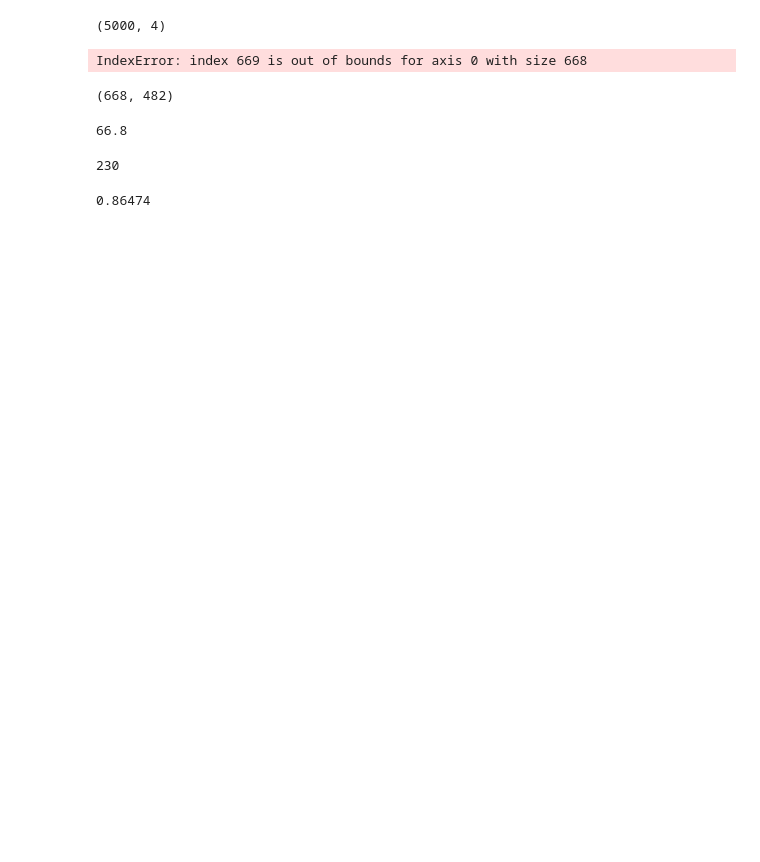
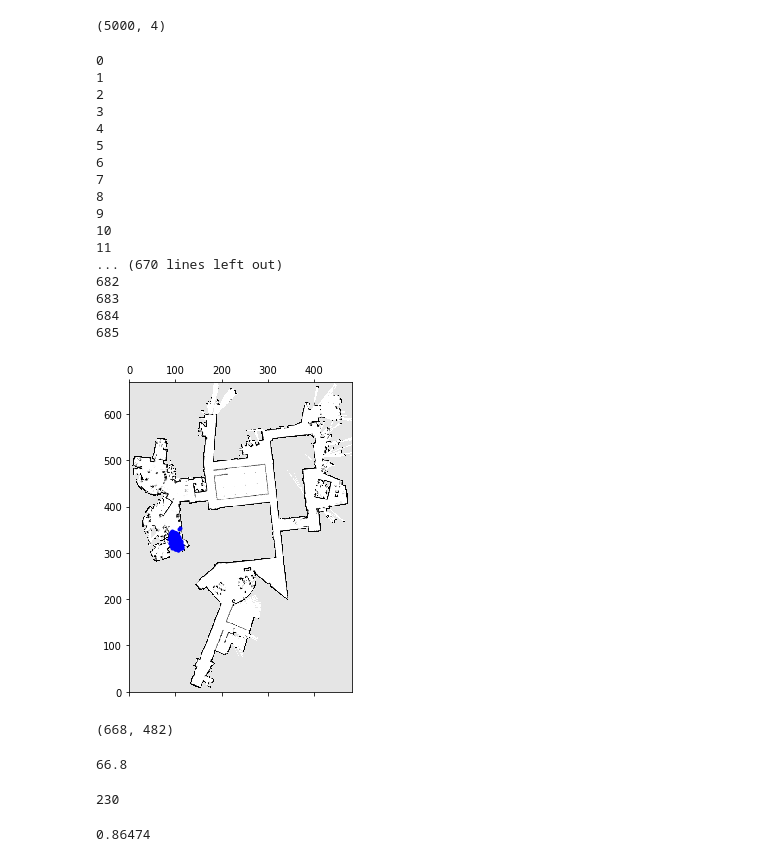
Before and after one commit to Dhagash4/MSR-01-Stachniss, a Jupyter notebook: ex7-monte-carlo-localization/ex7.ipynb, the cells around one changed output. Saved outputs shown, nothing was run; the diff lists cells and outputs as text; code cells hidden in the pictures; blank space fills up the shorter version.

```diff
--- a/ex7-monte-carlo-localization/ex7.ipynb
+++ b/ex7-monte-carlo-localization/ex7.ipynb
@@ -136,17 +135,37 @@ print(particles.shape)
 (5000, 4)
 # %%
 alpha = np.array([0.1,0.1,0.1,0.1])
-for k in range(1,2):
-    weights = np.zeros((5000,1))
-    u_t = [data['odom'][k-1],data['odom'][k]]
+for k in range(0,len(data['odom'])):
+    print(k)
+    weights = np.zeros((num_particles,1))
+    u_t = data['odom'][k]
     z = data['z'][k]
-    for i in range(particles.shape[0]):
+    for i in range(num_particles):
         particles[i] = ex.sample_motion_model(particles[i],u_t,alpha,data['img_map'],map_res)
-        weights[i] = ex.compute_weights(particles[i],z,data['img_map'],map_res,data['likelihood_map'])
+        weights[i]   = ex.compute_weights(particles[i],z,data['img_map'],map_res,data['likelihood_map'])
+    weights = weights/sum(weights)
     particles = ex.resample(weights,particles)
+
 ex.plot_particles(particles, data['img_map'], map_res)
 # %% [output]
-IndexError: index 669 is out of bounds for axis 0 with size 668
+0
+1
+2
+3
+4
+5
+6
+7
+8
+9
+10
+11
+... (670 lines left out)
+682
+683
+684
+685
+[figure, added]
 # %%
 data['img_map'].shape
 # %% [output]
```
Also changed, not shown: parts of 4 cells of this notebook, 3 other files.
